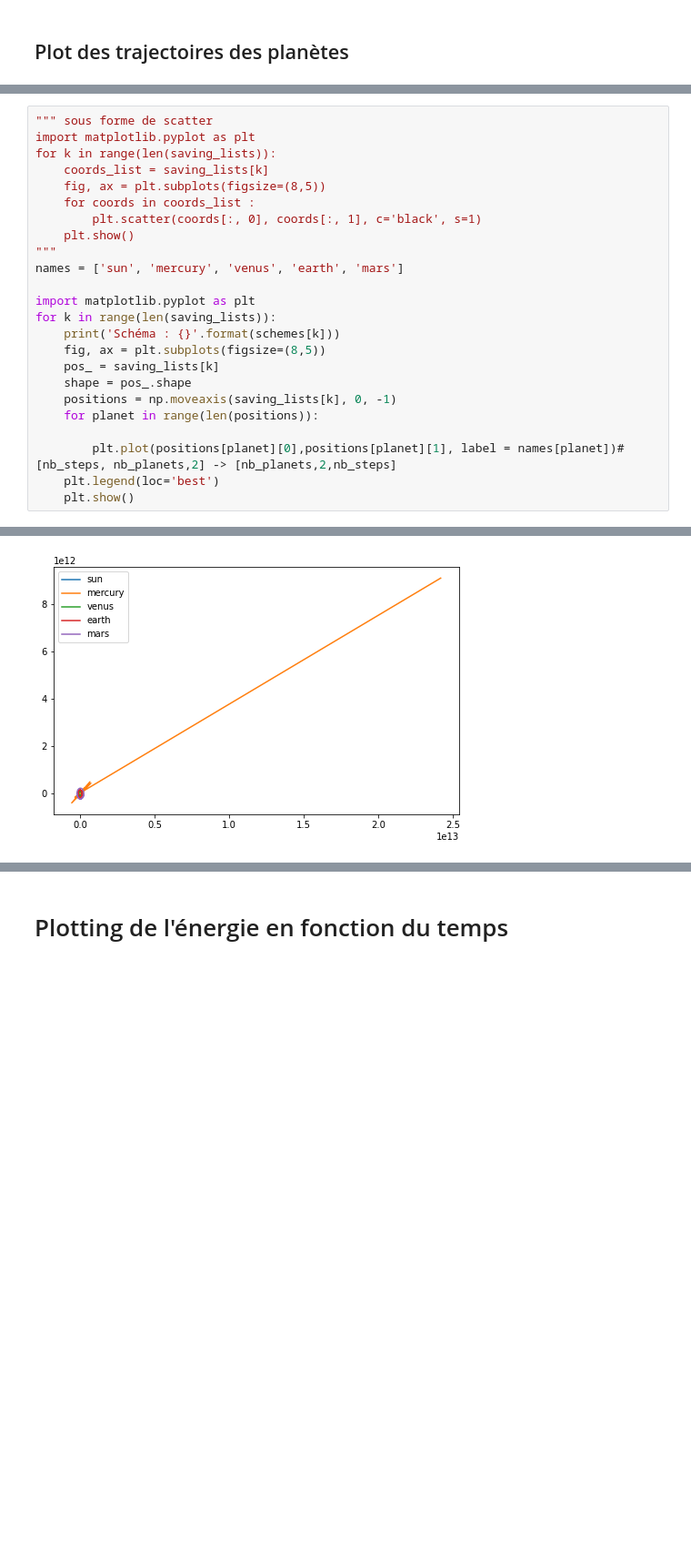
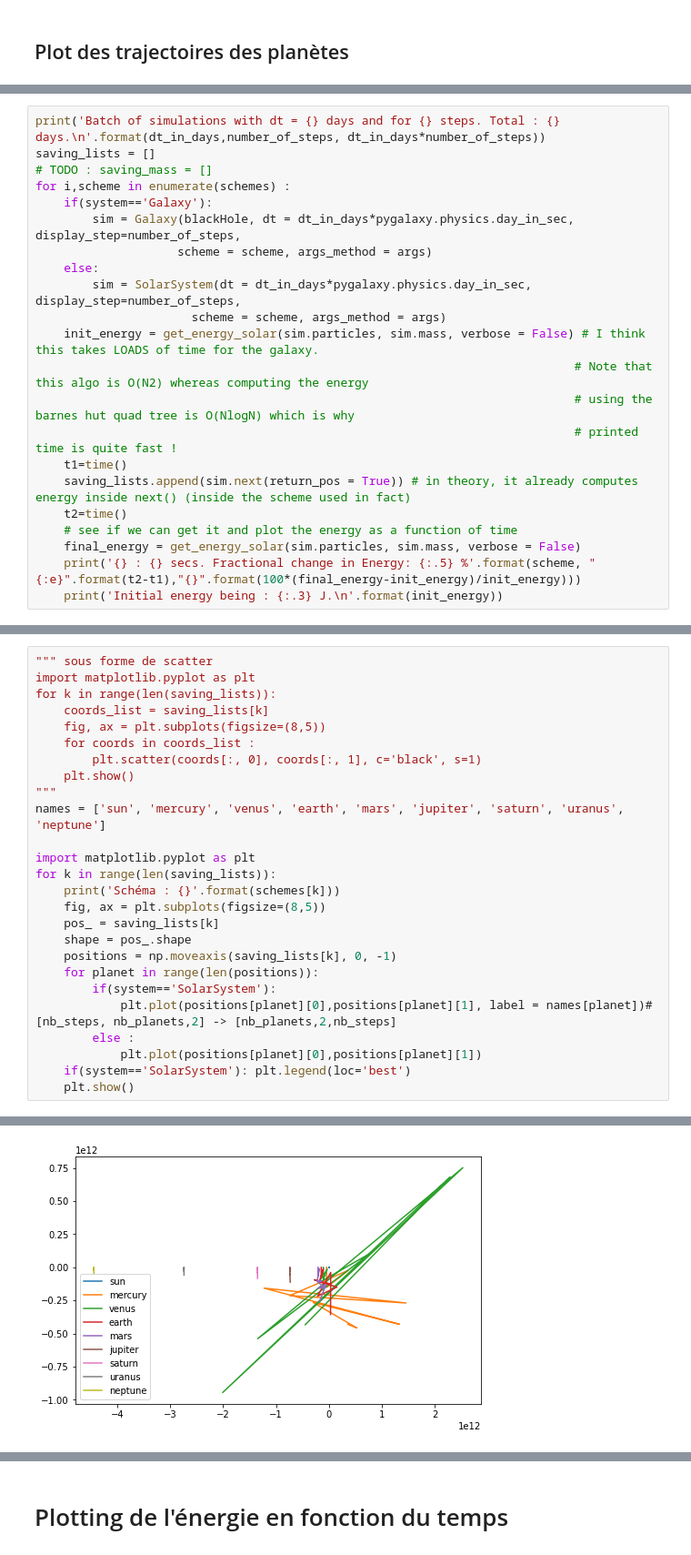
Before and after one commit to PaulCalot/MAP551, a Jupyter notebook: projet/python-galaxy/solar.ipynb, the cells around one changed output, grey strips where cells are left out. Shown: that part at 91% size. Saved outputs shown, nothing was run; the diff lists cells and outputs as text; blank space fills up the shorter version.

```diff
--- a/projet/python-galaxy/solar.ipynb
+++ b/projet/python-galaxy/solar.ipynb
@@ -66,0 +78,22 @@ Batch of simulations with dt = 1 days and for 1000 steps.
+# %%
+print('Batch of simulations with dt = {} days and for {} steps. Total : {} days.\n'.format(dt_in_days,number_of_steps, dt_in_days*number_of_steps))
+saving_lists = []
+# TODO : saving_mass = []
+for i,scheme in enumerate(schemes) :
+    if(system=='Galaxy'):
+        sim = Galaxy(blackHole, dt = dt_in_days*pygalaxy.physics.day_in_sec, display_step=number_of_steps,
+                    scheme = scheme, args_method = args)
+    else:
+        sim = SolarSystem(dt = dt_in_days*pygalaxy.physics.day_in_sec, display_step=number_of_steps,
+                      scheme = scheme, args_method = args)
+    init_energy = get_energy_solar(sim.particles, sim.mass, verbose = False) # I think this takes LOADS of time for the galaxy.
+                                                                            # Note that this algo is O(N2) whereas computing the energy
+                                                                            # using the barnes hut quad tree is O(NlogN) which is why
+                                                                            # printed time is quite fast !
+    t1=time()
+    saving_lists.append(sim.next(return_pos = True)) # in theory, it already computes energy inside next() (inside the scheme used in fact)
+    t2=time()
+    # see if we can get it and plot the energy as a function of time
+    final_energy = get_energy_solar(sim.particles, sim.mass, verbose = False)
+    print('{} : {} secs. Fractional change in Energy: {:.5} %'.format(scheme, "{:e}".format(t2-t1),"{}".format(100*(final_energy-init_energy)/init_energy)))
+    print('Initial energy being : {:.3} J.\n'.format(init_energy))
@@ -74,7 +124,7 @@ for k in range(len(saving_lists)):
         plt.scatter(coords[:, 0], coords[:, 1], c='black', s=1)
     plt.show()
 """
-names = ['sun', 'mercury', 'venus', 'earth', 'mars']
+names = ['sun', 'mercury', 'venus', 'earth', 'mars', 'jupiter', 'saturn', 'uranus', 'neptune']
 
 import matplotlib.pyplot as plt
 for k in range(len(saving_lists)):
@@ -84,9 +134,11 @@ for k in range(len(saving_lists)):
     shape = pos_.shape
     positions = np.moveaxis(saving_lists[k], 0, -1)
     for planet in range(len(positions)):
-
-        plt.plot(positions[planet][0],positions[planet][1], label = names[planet])# [nb_steps, nb_planets,2] -> [nb_planets,2,nb_steps]
-    plt.legend(loc='best')
+        if(system=='SolarSystem'):
+            plt.plot(positions[planet][0],positions[planet][1], label = names[planet])# [nb_steps, nb_planets,2] -> [nb_planets,2,nb_steps]
+        else :
+            plt.plot(positions[planet][0],positions[planet][1])
+    if(system=='SolarSystem'): plt.legend(loc='best')
     plt.show()
 # %% [output]
 Schéma : RK4
@@ -94,3 +146,3 @@ Schéma : RK4
 Schéma : ADB6
-[figure, old version]
+[figure, new version]
 Schéma : Euler_symplectic
```
Also changed, not shown: parts of 21 cells of this notebook, 3 other files.
